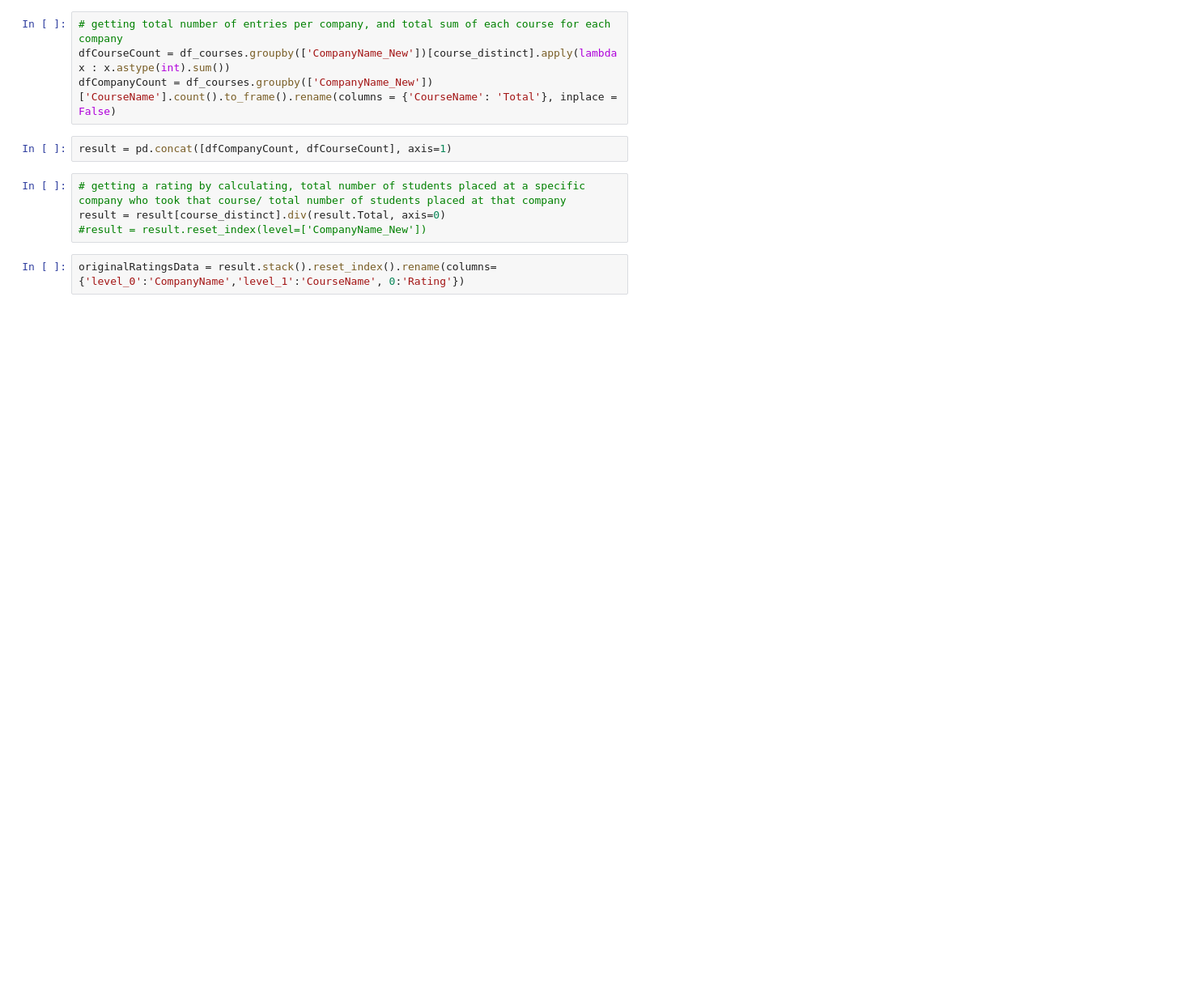
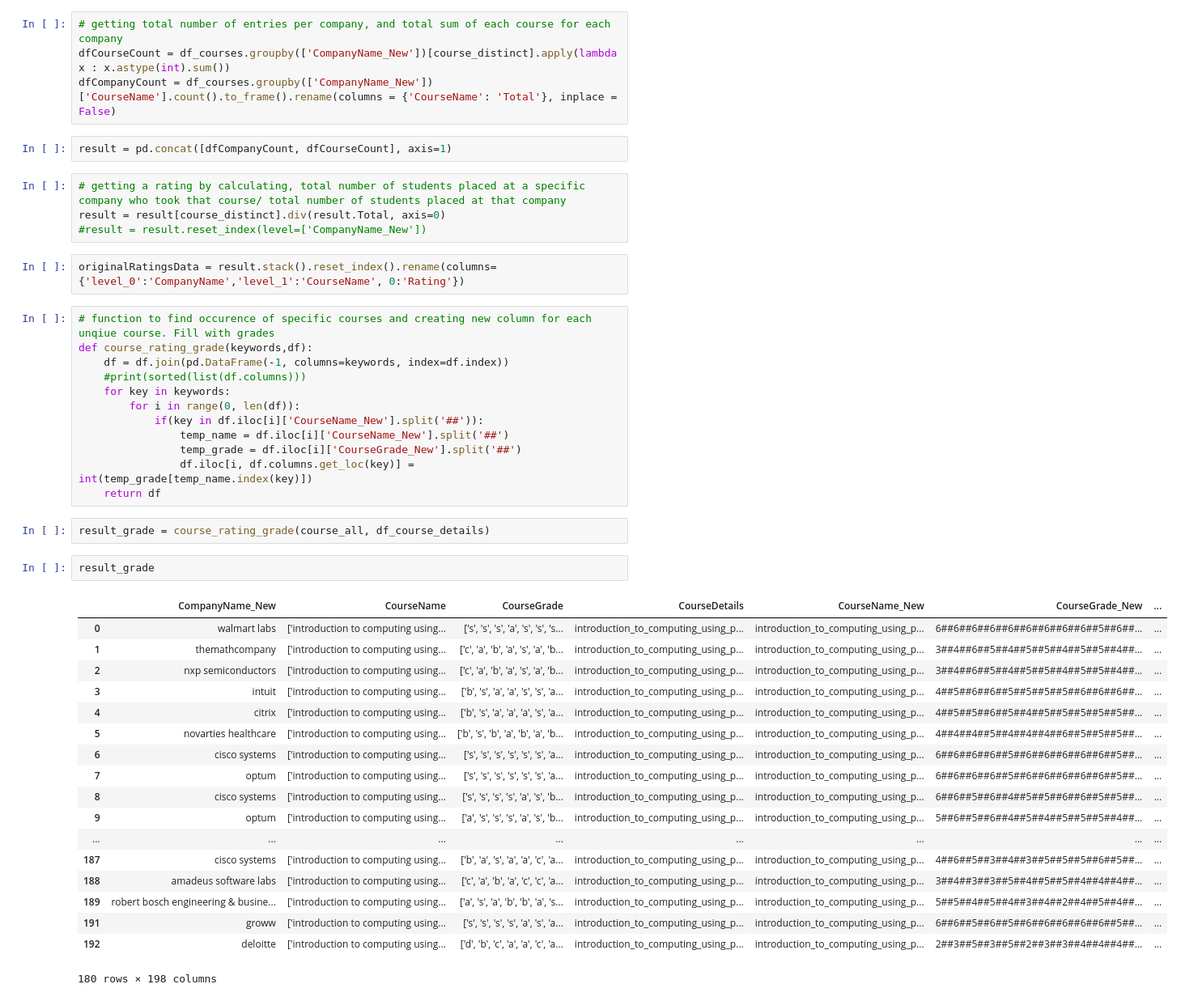
Before and after one commit to Diya1999/Skill-Recommender-System, a Jupyter notebook: Merging Datasets/Company2CoursesPreprocessing.ipynb, the cells around one changed output. Shown: that part at 81% size. Drawn from its saved outputs; the diff is of its cells as text; blank space fills up the shorter version.

```diff
--- a/Merging Datasets/Company2CoursesPreprocessing.ipynb
+++ b/Merging Datasets/Company2CoursesPreprocessing.ipynb
@@ -141,3 +236,38 @@ result = result[course_distinct].div(result.Total, axis=0)
 #result = result.reset_index(level=['CompanyName_New'])
 # %%
 originalRatingsData = result.stack().reset_index().rename(columns={'level_0':'CompanyName','level_1':'CourseName', 0:'Rating'})
+# %%
+# function to find occurence of specific courses and creating new column for each unqiue course. Fill with grades
+def course_rating_grade(keywords,df):
+    df = df.join(pd.DataFrame(-1, columns=keywords, index=df.index))
+    #print(sorted(list(df.columns)))
+    for key in keywords:
+        for i in range(0, len(df)):
+            if(key in df.iloc[i]['CourseName_New'].split('##')):
+                temp_name = df.iloc[i]['CourseName_New'].split('##')
+                temp_grade = df.iloc[i]['CourseGrade_New'].split('##')
+                df.iloc[i, df.columns.get_loc(key)] = int(temp_grade[temp_name.index(key)])
+    return df
+# %%
+result_grade = course_rating_grade(course_all, df_course_details)
+# %%
+result_grade
+# %% [output]
+|  | CompanyName_New | CourseName | CourseGrade | CourseDetails | CourseName_New | CourseGrade_New | ... |
+| 0 | walmart labs | ['introduction to computing using... | ['s', 's', 's', 'a', 's', 's', 's... | introduction_to_computing_using_p... | introduction_to_computing_using_p... | 6##6##6##6##6##6##6##6##6##5##6##... | ... |
+| 1 | themathcompany | ['introduction to computing using... | ['c', 'a', 'b', 'a', 's', 'a', 'b... | introduction_to_computing_using_p... | introduction_to_computing_using_p... | 3##4##6##5##4##5##5##4##5##5##4##... | ... |
+| 2 | nxp semiconductors | ['introduction to computing using... | ['c', 'a', 'b', 'a', 's', 'a', 'b... | introduction_to_computing_using_p... | introduction_to_computing_using_p... | 3##4##6##5##4##5##5##4##5##5##4##... | ... |
+| 3 | intuit | ['introduction to computing using... | ['b', 's', 'a', 'a', 's', 's', 'a... | introduction_to_computing_using_p... | introduction_to_computing_using_p... | 4##5##6##6##5##5##5##5##6##6##6##... | ... |
+| 4 | citrix | ['introduction to computing using... | ['b', 's', 'a', 'a', 'a', 's', 'a... | introduction_to_computing_using_p... | introduction_to_computing_using_p... | 4##5##5##6##5##4##5##5##5##5##5##... | ... |
+| 5 | novarties healthcare | ['introduction to computing using... | ['b', 's', 'b', 'a', 'b', 'a', 'b... | introduction_to_computing_using_p... | introduction_to_computing_using_p... | 4##4##4##5##4##4##4##6##5##5##5##... | ... |
+| 6 | cisco systems | ['introduction to computing using... | ['s', 's', 's', 's', 's', 's', 'a... | introduction_to_computing_using_p... | introduction_to_computing_using_p... | 6##6##6##6##5##6##6##6##6##6##5##... | ... |
+| 7 | optum | ['introduction to computing using... | ['s', 's', 's', 's', 's', 's', 'a... | introduction_to_computing_using_p... | introduction_to_computing_using_p... | 6##6##6##6##5##6##6##6##6##6##5##... | ... |
+| 8 | cisco systems | ['introduction to computing using... | ['s', 's', 's', 's', 'a', 's', 'b... | introduction_to_computing_using_p... | introduction_to_computing_using_p... | 6##6##5##6##4##5##5##6##6##5##5##... | ... |
+| 9 | optum | ['introduction to computing using... | ['a', 's', 's', 's', 'a', 's', 'b... | introduction_to_computing_using_p... | introduction_to_computing_using_p... | 5##6##5##6##4##5##4##5##5##5##4##... | ... |
+| ... | ... | ... | ... | ... | ... | ... | ... |
+| 187 | cisco systems | ['introduction to computing using... | ['b', 'a', 's', 'a', 'a', 'c', 'a... | introduction_to_computing_using_p... | introduction_to_computing_using_p... | 4##6##5##3##4##3##5##5##5##6##5##... | ... |
+| 188 | amadeus software labs | ['introduction to computing using... | ['c', 'a', 'b', 'a', 'c', 'c', 'a... | introduction_to_computing_using_p... | introduction_to_computing_using_p... | 3##4##3##3##5##4##5##5##4##4##4##... | ... |
+| 189 | robert bosch engineering & busine... | ['introduction to computing using... | ['a', 's', 'a', 'b', 'b', 'a', 's... | introduction_to_computing_using_p... | introduction_to_computing_using_p... | 5##5##4##5##4##3##4##2##4##5##4##... | ... |
+| 191 | groww | ['introduction to computing using... | ['s', 's', 's', 's', 'a', 's', 'a... | introduction_to_computing_using_p... | introduction_to_computing_using_p... | 6##6##5##6##5##6##6##6##6##6##5##... | ... |
+| 192 | deloitte | ['introduction to computing using... | ['d', 'b', 'c', 'a', 'a', 'c', 'a... | introduction_to_computing_using_p... | introduction_to_computing_using_p... | 2##3##5##3##5##2##3##3##4##4##4##... | ... |
+180 rows × 198 columns
```
Also changed, not shown: parts of 18 cells of this notebook.
